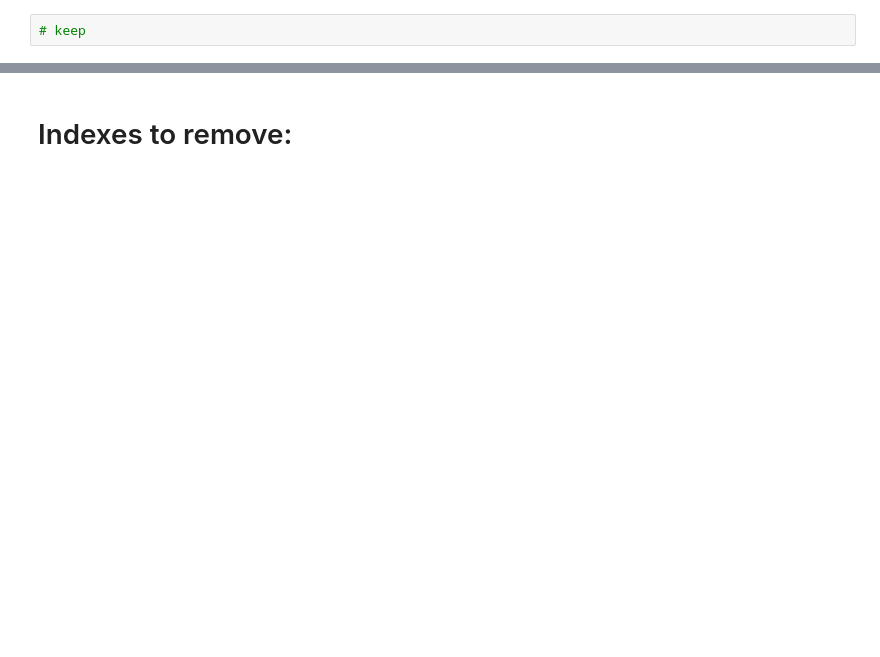
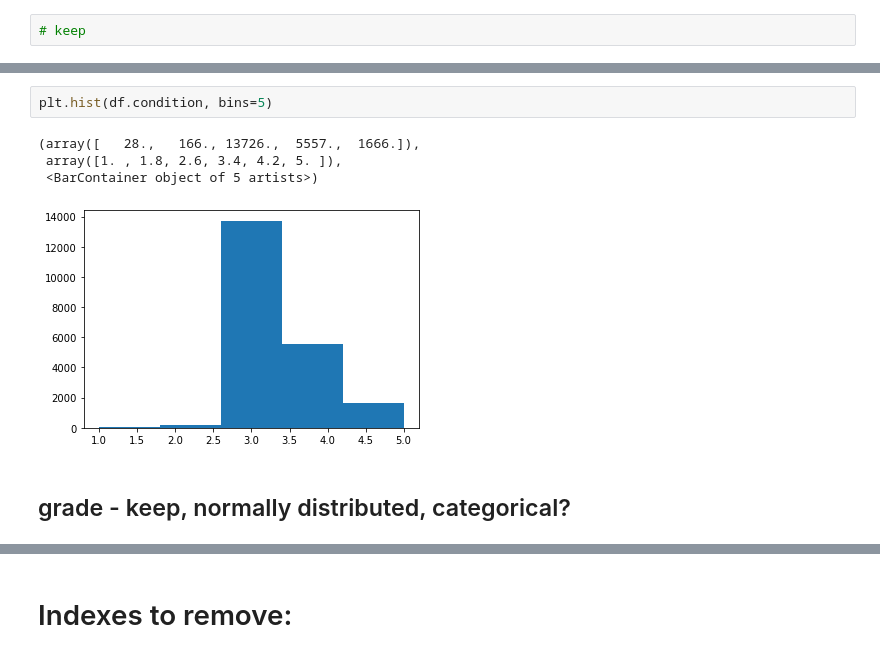
Before and after one commit to NelGen/NG-Housing-PSF-Modeling-Project, a Jupyter notebook: Scrapbook.ipynb, the cells around one changed output, grey strips where cells are left out. Cells and saved outputs as stored; diff of their text form; blank space fills up the shorter version.

```diff
--- a/Scrapbook.ipynb
+++ b/Scrapbook.ipynb
@@ -668,0 +828,9 @@ plt.hist(df.sqft_lot, bins='auto');
+# %%
+plt.hist(df.condition, bins=5)
+# %% [output]
+(array([   28.,   166., 13726.,  5557.,  1666.]),
+ array([1. , 1.8, 2.6, 3.4, 4.2, 5. ]),
+ <BarContainer object of 5 artists>)
+[figure, added]
+# %% [markdown]
+## grade - keep, normally distributed, categorical?
```
Also changed, not shown: parts of 114 cells of this notebook, 3 other files.
